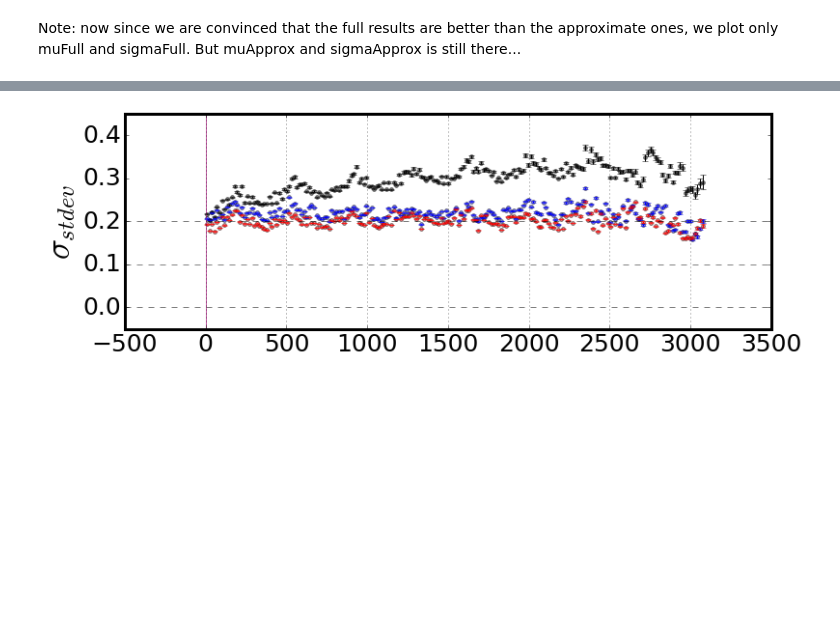
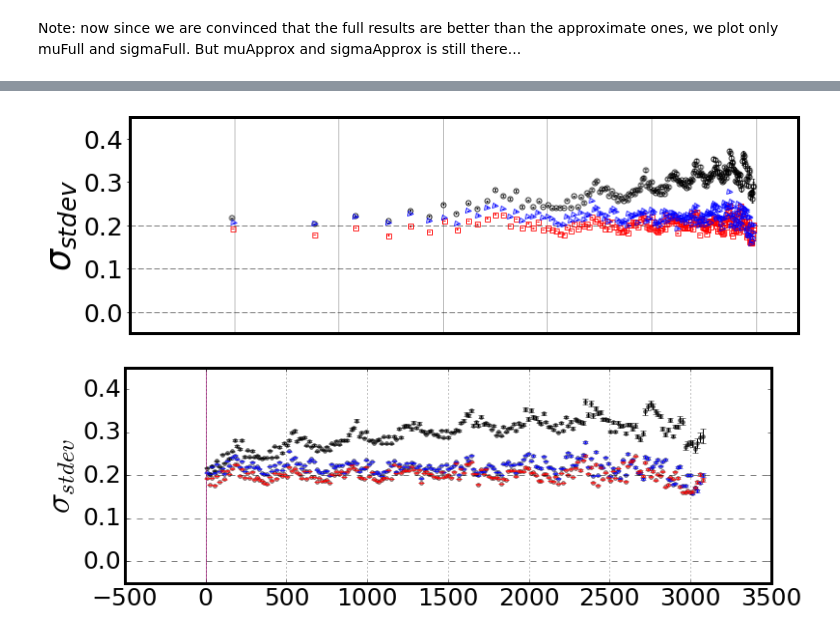
Before and after one commit to suberlak/CRTS_PROJECT, a Jupyter notebook: D_Fig_2_CRTS_sel_r_cut.ipynb, the cells around one changed output, grey strips where cells are left out. Cells and saved outputs as stored; diff of their text form; code cells hidden in the pictures; blank space fills up the shorter version.

```diff
--- a/D_Fig_2_CRTS_sel_r_cut.ipynb
+++ b/D_Fig_2_CRTS_sel_r_cut.ipynb
@@ -536,3 +752,55 @@ OrderedDict([('qso',
+# %%
+fig,ax = plt.subplots(1,1,figsize=(12,4))
+# Panel 1
+p_size=5
+
+def plot_errorbar(ax, x,y,yerr, obj, linestyle='None', markersize=p_size,
+                 markerfacecolor='None',elinewidth=1,
+                  markeredgewidth=1,
+                capsize=1, alpha=0.8, colors=colors, markers=markers   ):
+    ''' A quick convenience function to use the
+    same default markers, etc. for all plots
+    '''
+    ax.errorbar(x,y,yerr,linestyle=linestyle, c = colors[obj],
+                marker=markers[obj],
+                markersize=p_size,
+                markeredgecolor=colors[obj],
+                markerfacecolor='None',
+                markeredgewidth=1,
+                elinewidth=1,
+                capsize=1,
+                alpha=0.8)
+
+
+for obj in ['qso', 'starsR', 'starsB'] :
+    #ax.scatter(np.log10(plot_data[obj]['meanTau']), plot_data[obj]['stdev'], s=p_size,
+    #                alpha=0, c = colors[obj], marker=markers[obj],
+    #          )
+    errStdev = plot_data[obj]['stdev'] / np.sqrt(2.0*(plot_data[obj]['binCount'] - 1.0))
+    # https://matplotlib.org/api/_as_gen/matplotlib.axes.Axes.errorbar.html
+    x = np.log10(plot_data[obj]['meanTau'])
+    y = plot_data[obj]['stdev'] ; yerr = errStdev
+    plot_errorbar(ax, x,y,yerr, obj)
+    #ax.errorbar(np.log10(plot_data[obj]['meanTau']), plot_data[obj]['stdev'],
+    #             yerr=errStdev,
+    #               linestyle='None', c = colors[obj]  ,  markeredgecolor=colors[obj],
+    #            marker=markers[obj],markersize=p_size,
+    #              markerfacecolor='None',elinewidth=1, markeredgewidth=1,
+    #           capsize=1, alpha=0.8  )
+
+ax.set_ylabel(r'$\sigma_{stdev}$') # ,fontsize=20
+ax.tick_params( axis='x', which='both',  bottom='off',
+                top='off', labelbottom='off')
+ax.set_ylim(bottom=y_bott, top=y_top)
+ax.set_xlim(left=x_left, right=x_right)
+ax.set_yticks([0,0.1,0.2,0.3,0.4])
+ax.set_yticklabels(['0.0','0.1', '0.2', '0.3', '0.4'])
+ax.axhline(y=0.0, color='black', lw=lh_w, ls=lh_st,alpha=lh_al)
+ax.axhline(y=0.1, color='black', lw=lh_w, ls=lh_st,alpha=lh_al)
+ax.axhline(y=0.2, color='black', lw=lh_w, ls=lh_st,alpha=lh_al)
+ax.grid(axis='x')
+# %% [output]
+[figure, added]
 # %%
 ### Take data from the peak and the minimum around 1000 days  (log(t) = 3) .
 
```
Also changed, not shown: parts of 25 cells of this notebook.
